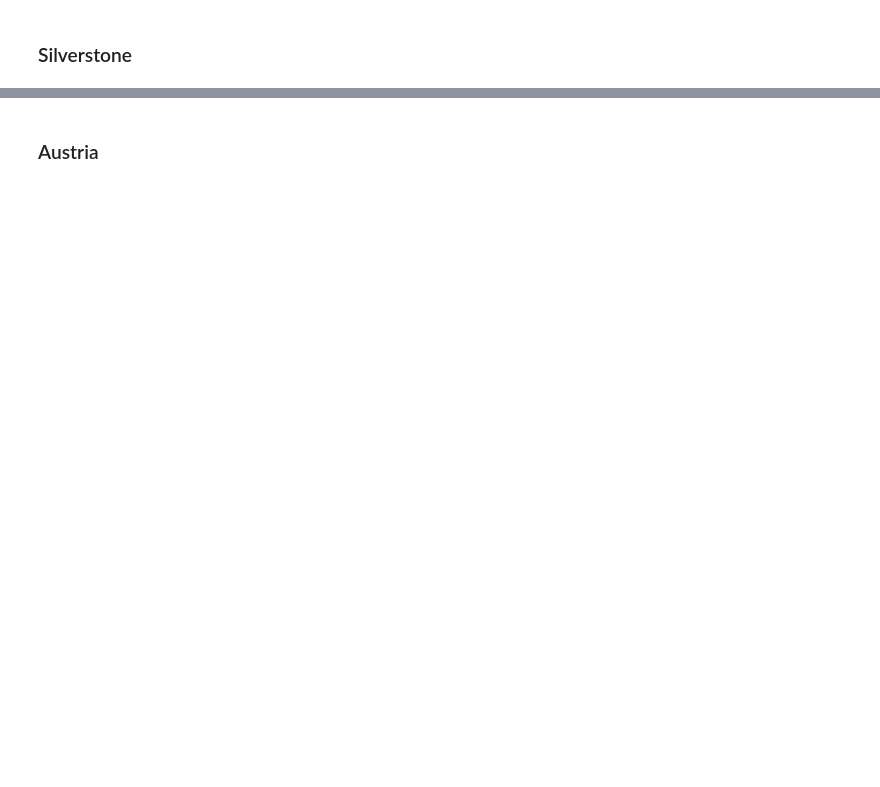
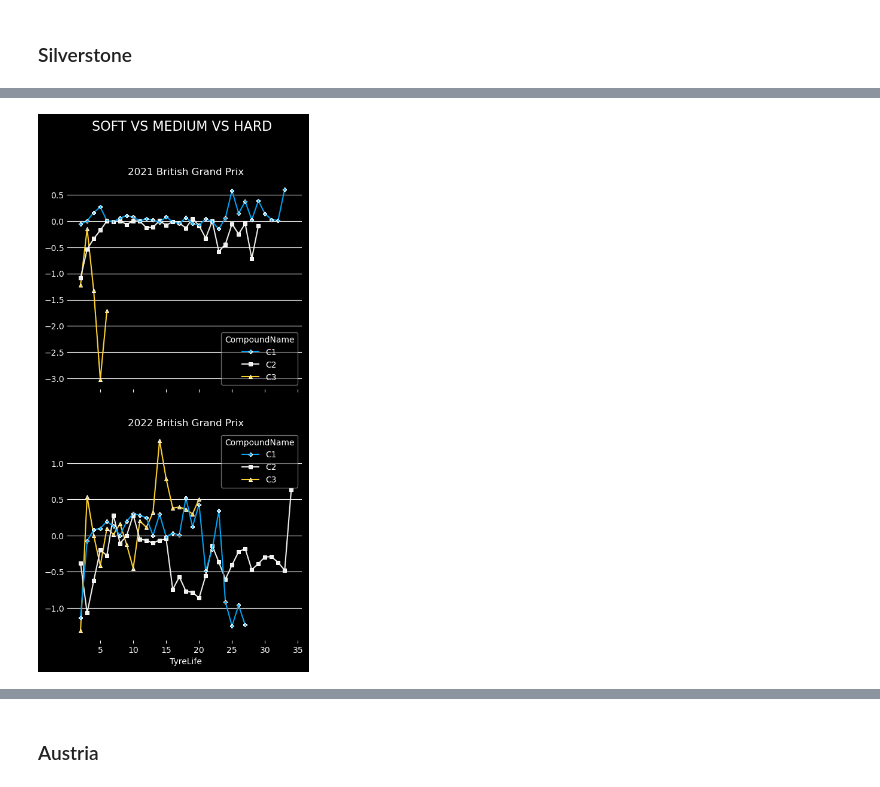
Before and after one commit to Casper-Guo/F1-Data-Visualization, a Jupyter notebook: visualization.ipynb, the cells around one changed output, grey strips where cells are left out. Cells and saved outputs as stored; diff of their text form; code cells hidden in the pictures; blank space fills up the shorter version.

Commit message:
All graphs generated

```diff
--- a/visualization.ipynb
+++ b/visualization.ipynb
@@ -985,0 +1024,4 @@ azerbaijan_box = plot_compounds_boxplot([2021, 2022], ["Azerbaijan", "Azerbaijan
+# %%
+silverstone_line = plot_compounds_lineplot([2021, 2022], ["SilverStone", "Silverstone"], "PctFromLapRep")
+# %% [output]
+[figure, added]
```
Also changed, not shown: parts of 21 cells of this notebook, 2 other files.
